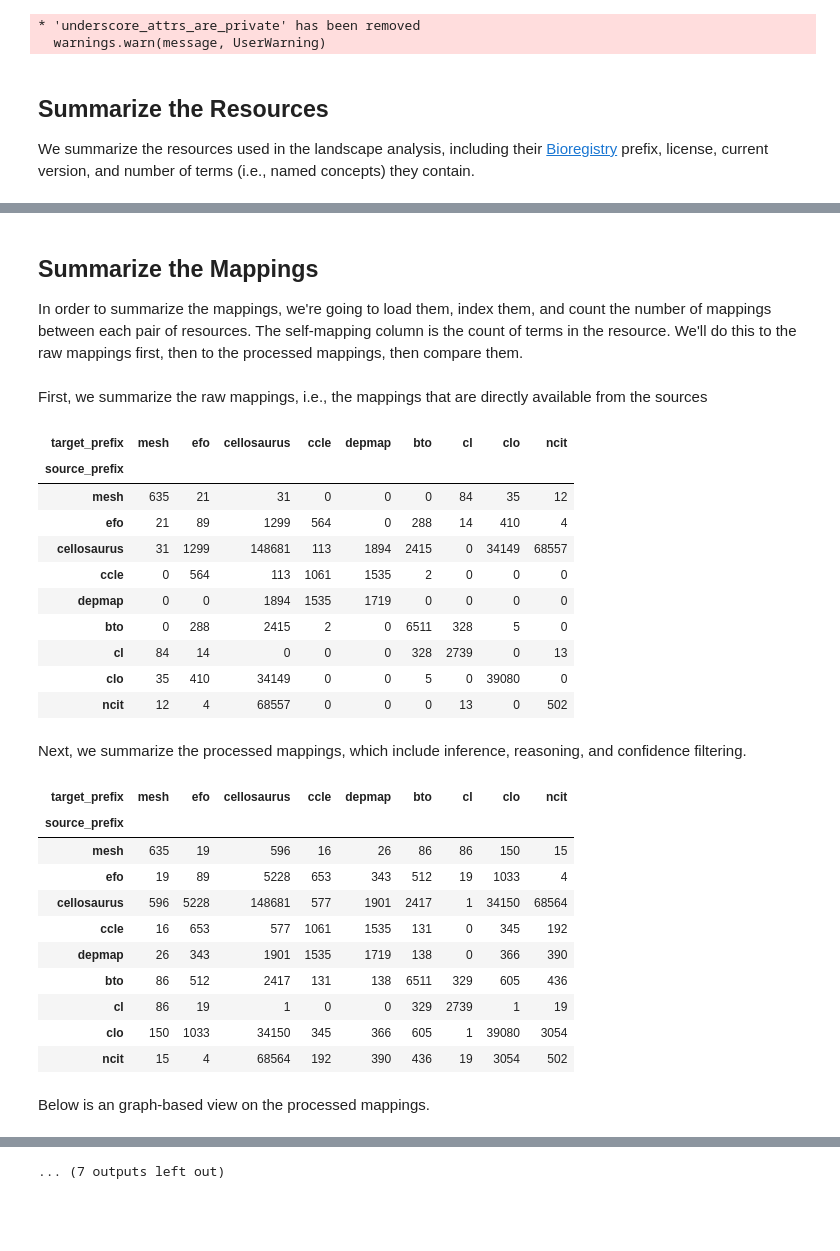
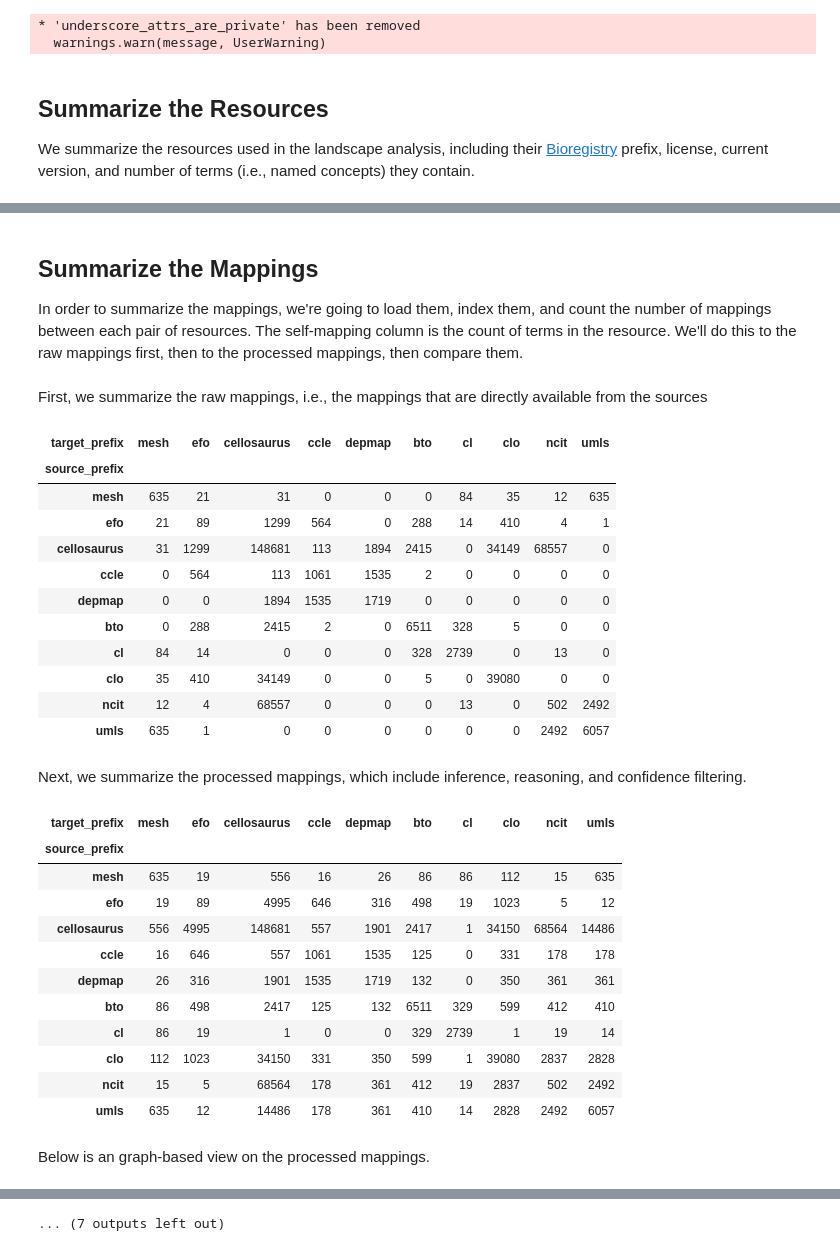
Before and after one commit to biopragmatics/semra, a Jupyter notebook: scripts/cell/cell-landscape.ipynb, the cells around one changed output, grey strips where cells are left out. Saved outputs shown, nothing was run; the diff lists cells and outputs as text; code cells hidden in the pictures; blank space fills up the shorter version.

```diff
--- a/scripts/cell/cell-landscape.ipynb
+++ b/scripts/cell/cell-landscape.ipynb
@@ -15,5 +8,5 @@ subsets = {
 # %%
-notebook(CONFIGURATION, subsets, output_directory='.')
+notebook(CONFIGURATION, SUBSETS, output_directory=".")
 # %% [output]
 ## Summarize the Resources
 
@@ -33,33 +27,35 @@ prefix, license, current version, and number of terms (i.e., named concepts) the
 ## Summarize the Mappings
 
 In order to summarize the mappings, we're going to load them, index them, and count
 the number of mappings between each pair of resources. The self-mapping column is
 the count of terms in the resource. We'll do this to the raw mappings first, then
 to the processed mappings, then compare them.
 First, we summarize the raw mappings, i.e., the mappings that are directly available from the sources
-| target_prefix | mesh | efo | cellosaurus | ccle | depmap | bto | cl | clo | ncit |
-| source_prefix |  |  |  |  |  |  |  |  |  |
-| mesh | 635 | 21 | 31 | 0 | 0 | 0 | 84 | 35 | 12 |
-| efo | 21 | 89 | 1299 | 564 | 0 | 288 | 14 | 410 | 4 |
-| cellosaurus | 31 | 1299 | 148681 | 113 | 1894 | 2415 | 0 | 34149 | 68557 |
-| ccle | 0 | 564 | 113 | 1061 | 1535 | 2 | 0 | 0 | 0 |
-| depmap | 0 | 0 | 1894 | 1535 | 1719 | 0 | 0 | 0 | 0 |
-| bto | 0 | 288 | 2415 | 2 | 0 | 6511 | 328 | 5 | 0 |
-| cl | 84 | 14 | 0 | 0 | 0 | 328 | 2739 | 0 | 13 |
-| clo | 35 | 410 | 34149 | 0 | 0 | 5 | 0 | 39080 | 0 |
-| ncit | 12 | 4 | 68557 | 0 | 0 | 0 | 13 | 0 | 502 |
+| target_prefix | mesh | efo | cellosaurus | ccle | depmap | bto | cl | clo | ncit | umls |
+| source_prefix |  |  |  |  |  |  |  |  |  |  |
+| mesh | 635 | 21 | 31 | 0 | 0 | 0 | 84 | 35 | 12 | 635 |
+| efo | 21 | 89 | 1299 | 564 | 0 | 288 | 14 | 410 | 4 | 1 |
+| cellosaurus | 31 | 1299 | 148681 | 113 | 1894 | 2415 | 0 | 34149 | 68557 | 0 |
+| ccle | 0 | 564 | 113 | 1061 | 1535 | 2 | 0 | 0 | 0 | 0 |
+| depmap | 0 | 0 | 1894 | 1535 | 1719 | 0 | 0 | 0 | 0 | 0 |
+| bto | 0 | 288 | 2415 | 2 | 0 | 6511 | 328 | 5 | 0 | 0 |
+| cl | 84 | 14 | 0 | 0 | 0 | 328 | 2739 | 0 | 13 | 0 |
+| clo | 35 | 410 | 34149 | 0 | 0 | 5 | 0 | 39080 | 0 | 0 |
+| ncit | 12 | 4 | 68557 | 0 | 0 | 0 | 13 | 0 | 502 | 2492 |
+| umls | 635 | 1 | 0 | 0 | 0 | 0 | 0 | 0 | 2492 | 6057 |
 Next, we summarize the processed mappings, which include inference, reasoning, and confidence filtering.
-| target_prefix | mesh | efo | cellosaurus | ccle | depmap | bto | cl | clo | ncit |
-| source_prefix |  |  |  |  |  |  |  |  |  |
-| mesh | 635 | 19 | 596 | 16 | 26 | 86 | 86 | 150 | 15 |
-| efo | 19 | 89 | 5228 | 653 | 343 | 512 | 19 | 1033 | 4 |
-| cellosaurus | 596 | 5228 | 148681 | 577 | 1901 | 2417 | 1 | 34150 | 68564 |
-| ccle | 16 | 653 | 577 | 1061 | 1535 | 131 | 0 | 345 | 192 |
-| depmap | 26 | 343 | 1901 | 1535 | 1719 | 138 | 0 | 366 | 390 |
-| bto | 86 | 512 | 2417 | 131 | 138 | 6511 | 329 | 605 | 436 |
-| cl | 86 | 19 | 1 | 0 | 0 | 329 | 2739 | 1 | 19 |
-| clo | 150 | 1033 | 34150 | 345 | 366 | 605 | 1 | 39080 | 3054 |
-| ncit | 15 | 4 | 68564 | 192 | 390 | 436 | 19 | 3054 | 502 |
+| target_prefix | mesh | efo | cellosaurus | ccle | depmap | bto | cl | clo | ncit | umls |
+| source_prefix |  |  |  |  |  |  |  |  |  |  |
+| mesh | 635 | 19 | 556 | 16 | 26 | 86 | 86 | 112 | 15 | 635 |
+| efo | 19 | 89 | 4995 | 646 | 316 | 498 | 19 | 1023 | 5 | 12 |
+| cellosaurus | 556 | 4995 | 148681 | 557 | 1901 | 2417 | 1 | 34150 | 68564 | 14486 |
+| ccle | 16 | 646 | 557 | 1061 | 1535 | 125 | 0 | 331 | 178 | 178 |
+| depmap | 26 | 316 | 1901 | 1535 | 1719 | 132 | 0 | 350 | 361 | 361 |
+| bto | 86 | 498 | 2417 | 125 | 132 | 6511 | 329 | 599 | 412 | 410 |
+| cl | 86 | 19 | 1 | 0 | 0 | 329 | 2739 | 1 | 19 | 14 |
+| clo | 112 | 1023 | 34150 | 331 | 350 | 599 | 1 | 39080 | 2837 | 2828 |
+| ncit | 15 | 5 | 68564 | 178 | 361 | 412 | 19 | 2837 | 502 | 2492 |
+| umls | 635 | 12 | 14486 | 178 | 361 | 410 | 14 | 2828 | 2492 | 6057 |
 Below is an graph-based view on the processed mappings.
 [drawing not drawn]
 ## Comparison
```
Also changed, not shown: parts of 3 cells of this notebook, 6 other files.
